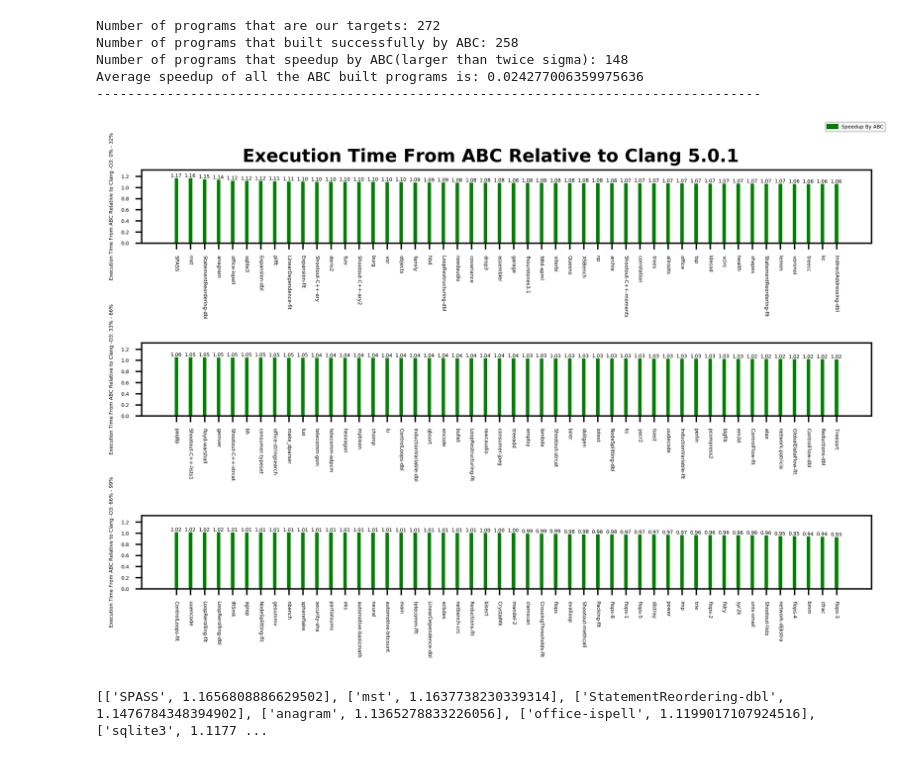
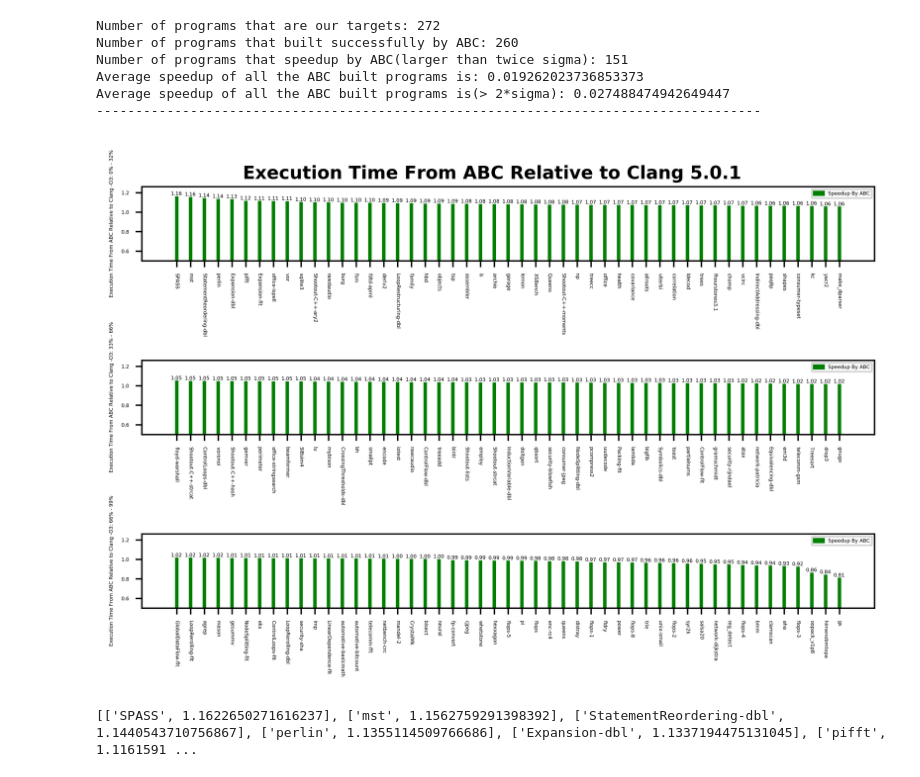
Before and after one commit to JaredCJR/ThesisTools, a Jupyter notebook: PassInstrument/inference/SpeedupEvaluation/LoadAndDraw.ipynb, the cells around one changed output. Saved outputs shown, nothing was run; the diff lists cells and outputs as text; code cells hidden in the pictures.

```diff
--- a/PassInstrument/inference/SpeedupEvaluation/LoadAndDraw.ipynb
+++ b/PassInstrument/inference/SpeedupEvaluation/LoadAndDraw.ipynb
@@ -4,6 +4,7 @@ import numpy as np
 import matplotlib.pyplot as plt
 import matplotlib.patches as mpatches
 from operator import itemgetter
+import copy
 
 %matplotlib inline
 
@@ -83,8 +84,9 @@ def DrawBarChart(Inputs, Title, Ymax = None, Ymin = None):
 
         ax.set_xticks(index)
         ax.set_xticklabels(x_sub, rotation=270)
+        plt.legend( handles=[patch_speedup] )
 
-    fig.legend( handles=[patch_speedup] )
+
     fig.suptitle(Title, fontweight='bold', fontsize=10, y=1.0)
     plt.tight_layout()
     plt.show()
@@ -92,7 +94,9 @@ def DrawBarChart(Inputs, Title, Ymax = None, Ymin = None):
 
 
 if __name__ == '__main__':
-    ABC_cycles_mean = json.load(open("ABC_cycles_mean.json"))
+    TargetDir = "./log-0330"
+    #TargetDit = "./log-init"
+    ABC_cycles_mean = json.load(open(TargetDir + '/' + "ABC_cycles_mean.json"))
     Orig_cycles_mean = json.load(open("Orig_cycles_mean.json"))
     Orig_cycles_sigma = json.load(open("Orig_cycles_sigma.json"))
     # Due to not all the results are available(some may be -1, which indicating failure)
@@ -111,39 +115,43 @@ if __name__ == '__main__':
         speedup = (old - new) / old
         sigma = Orig_cycles_sigma[target]
         SpeedupDict[target] = {}
         SpeedupDict[target]['new'] = new
         SpeedupDict[target]['old'] = old
         SpeedupDict[target]['speedup'] = speedup
         SpeedupDict[target]['sigma'] = sigma
         TotalSpeedup += speedup
-    AvgSpeedup = TotalSpeedup / len(AvailableKeys)
+    AvgSpeedupAll = TotalSpeedup / len(AvailableKeys)
     '''
     Discard the speedup or slow-down less than twice sigma
     '''
-    SelectedSpeedupDict = SpeedupDict.copy()
+    SelectedSpeedupDict = copy.deepcopy(SpeedupDict)
     for target, info in SpeedupDict.items():
         if abs(info['new'] - info['old']) < 2*info['sigma']:
+            TotalSpeedup -= SpeedupDict[target]['speedup']
             SelectedSpeedupDict.pop(target, None)
+    AvgSpeedupLargerThanTwice = TotalSpeedup / len(SelectedSpeedupDict.keys())
     print("Number of programs that are our targets: {}".format(len(Orig_cycles_mean)))
     print("Number of programs that built successfully by ABC: {}".format(len(SpeedupDict)))
     print("Number of programs that speedup by ABC(larger than twice sigma): {}".format(len(SelectedSpeedupDict)))
-    print("Average speedup of all the ABC built programs is: {}".format(AvgSpeedup))
+    print("Average speedup of all the ABC built programs is: {}".format(AvgSpeedupAll))
+    print("Average speedup of all the ABC built programs is(> 2*sigma): {}".format(AvgSpeedupLargerThanTwice))
     print("-------------------------------------------------------------------------------------")
 
     GraphData = []
     for target, info in SelectedSpeedupDict.items():
         GraphData.append([target, info['speedup']+1] )
     '''
     Sort the data in descending order for plotting graph.
     '''
     GraphData.sort(key=itemgetter(1), reverse=True)
-    DrawBarChart(Inputs=GraphData, Title="Execution Time From ABC Relative to Clang 5.0.1", Ymax = GraphData[0][1]+0.15, Ymin = 0)
+    DrawBarChart(Inputs=GraphData, Title="Execution Time From ABC Relative to Clang 5.0.1", Ymax = GraphData[0][1]+0.10, Ymin = 0.5)
     print(GraphData)
 # %% [output]
 Number of programs that are our targets: 272
-Number of programs that built successfully by ABC: 258
-Number of programs that speedup by ABC(larger than twice sigma): 148
-Average speedup of all the ABC built programs is: 0.024277006359975636
+Number of programs that built successfully by ABC: 260
+Number of programs that speedup by ABC(larger than twice sigma): 151
+Average speedup of all the ABC built programs is: 0.019262023736853373
+Average speedup of all the ABC built programs is(> 2*sigma): 0.027488474942649447
 -------------------------------------------------------------------------------------
-[figure, old version]
+[figure, new version]
-[['SPASS', 1.1656808886629502], ['mst', 1.1637738230339314], ['StatementReordering-dbl', 1.1476784348394902], ['anagram', 1.1365278833226056], ['office-ispell', 1.1199017107924516], ['sqlite3', 1.1177 ...
+[['SPASS', 1.1622650271616237], ['mst', 1.1562759291398392], ['StatementReordering-dbl', 1.1440543710756867], ['perlin', 1.1355114509766686], ['Expansion-dbl', 1.1337194475131045], ['pifft', 1.1161591 ...
```
Also changed, not shown: 2 other files.
